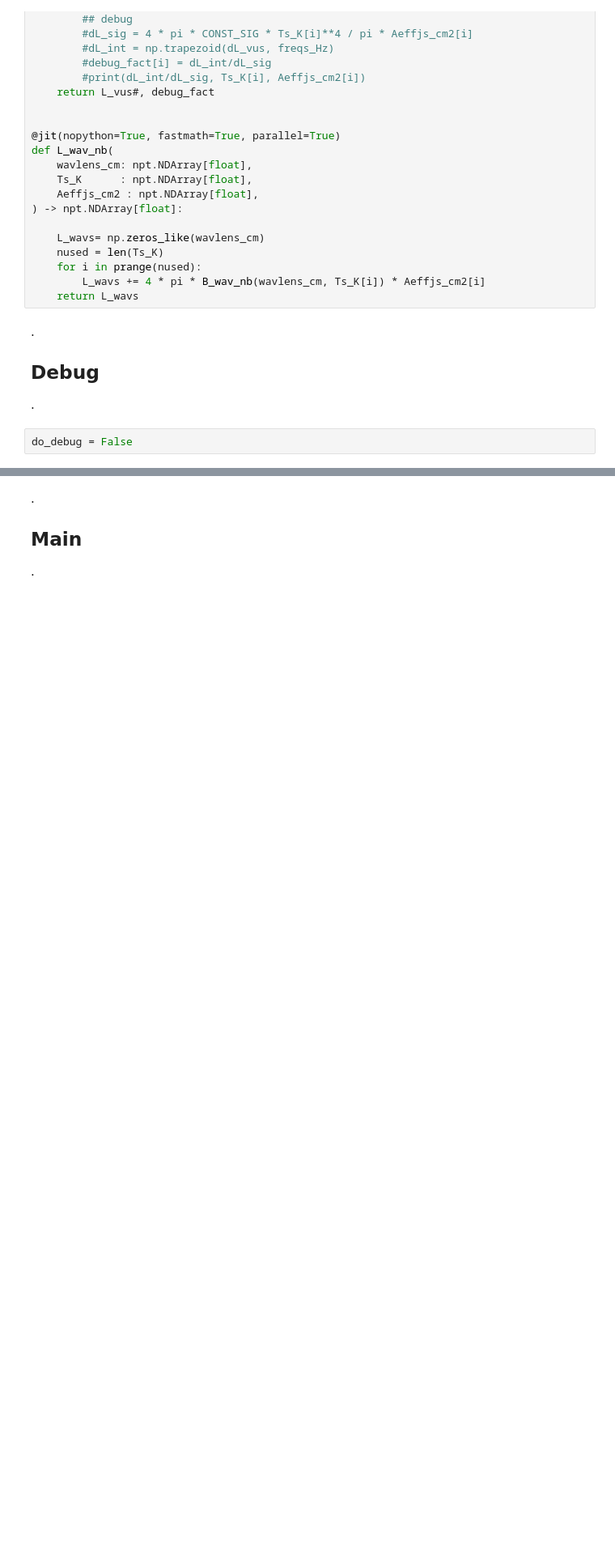
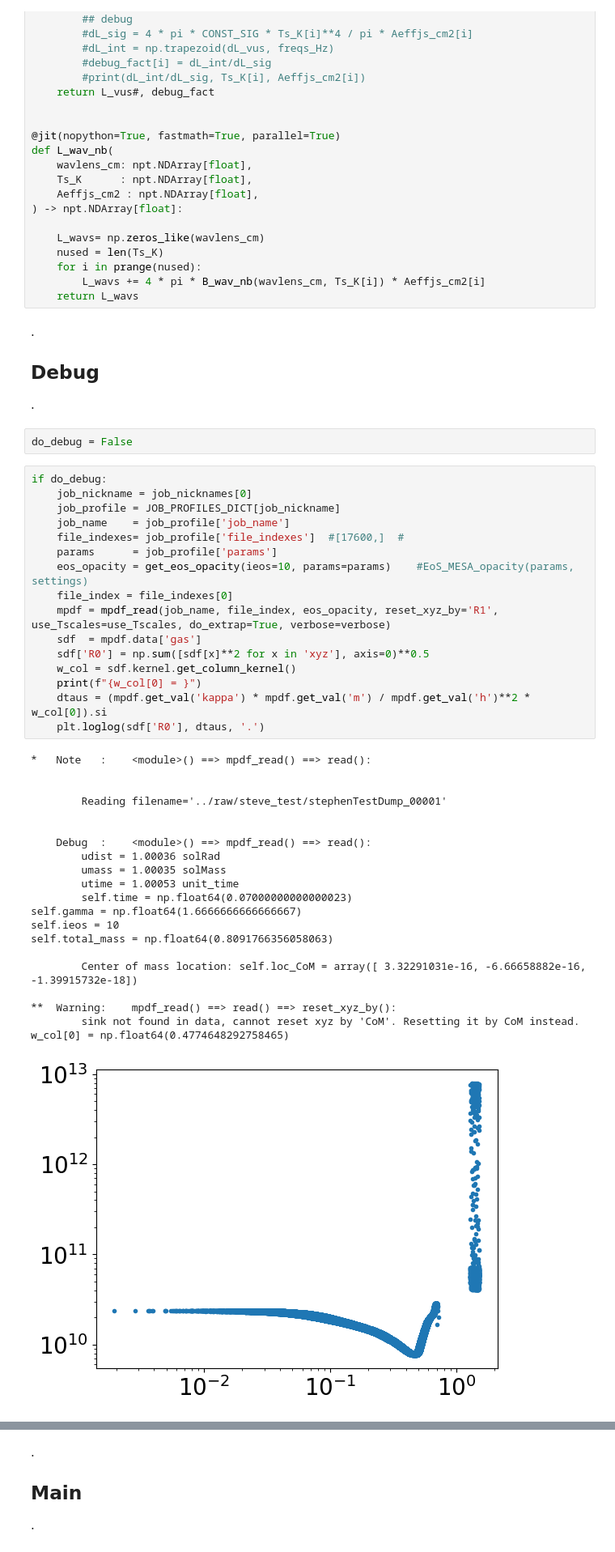
Before and after one commit to chunliangmu/RTinCEE-scripts-2024, a Jupyter notebook: script_LCGen.ipynb, the cells around one changed output, grey strips where cells are left out. Shown at 81% size. Cells and saved outputs as stored; diff of their text form; blank space fills up the shorter version.

Commit message:
Test run LCGen on steve's dump with no sink particle

```diff
--- a/script_LCGen.ipynb
+++ b/script_LCGen.ipynb
@@ -1106,3 +1106,41 @@ def L_wav_nb(
 .
 # %%
 do_debug = False
+# %%
+if do_debug:
+    job_nickname = job_nicknames[0]
+    job_profile = JOB_PROFILES_DICT[job_nickname]
+    job_name    = job_profile['job_name']
+    file_indexes= job_profile['file_indexes']  #[17600,]  #
+    params      = job_profile['params']
+    eos_opacity = get_eos_opacity(ieos=10, params=params)    #EoS_MESA_opacity(params, settings)
+    file_index = file_indexes[0]
+    mpdf = mpdf_read(job_name, file_index, eos_opacity, reset_xyz_by='R1', use_Tscales=use_Tscales, do_extrap=True, verbose=verbose)
+    sdf  = mpdf.data['gas']
+    sdf['R0'] = np.sum([sdf[x]**2 for x in 'xyz'], axis=0)**0.5
+    w_col = sdf.kernel.get_column_kernel()
+    print(f"{w_col[0] = }")
+    dtaus = (mpdf.get_val('kappa') * mpdf.get_val('m') / mpdf.get_val('h')**2 * w_col[0]).si
+    plt.loglog(sdf['R0'], dtaus, '.')
+# %% [output]
+*   Note   :    <module>() ==> mpdf_read() ==> read():
+
+
+        Reading filename='../raw/steve_test/stephenTestDump_00001'
+
+
+    Debug  :    <module>() ==> mpdf_read() ==> read():
+        udist = 1.00036 solRad
+        umass = 1.00035 solMass
+        utime = 1.00053 unit_time
+        self.time = np.float64(0.07000000000000023)
+self.gamma = np.float64(1.6666666666666667)
+self.ieos = 10
+self.total_mass = np.float64(0.8091766356058063)
+
+        Center of mass location: self.loc_CoM = array([ 3.32291031e-16, -6.66658882e-16, -1.39915732e-18])
+
+**  Warning:    mpdf_read() ==> read() ==> reset_xyz_by():
+        sink not found in data, cannot reset xyz by 'CoM'. Resetting it by CoM instead.
+w_col[0] = np.float64(0.4774648292758465)
+[figure, added]
```
Also changed, not shown: parts of 3 cells of this notebook, 4 other files.
